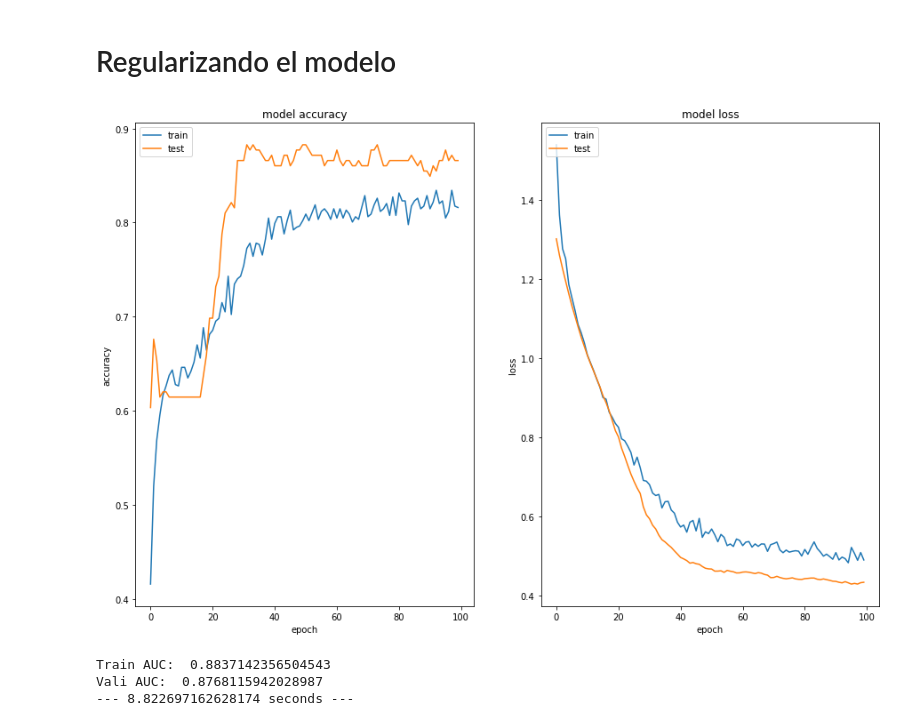
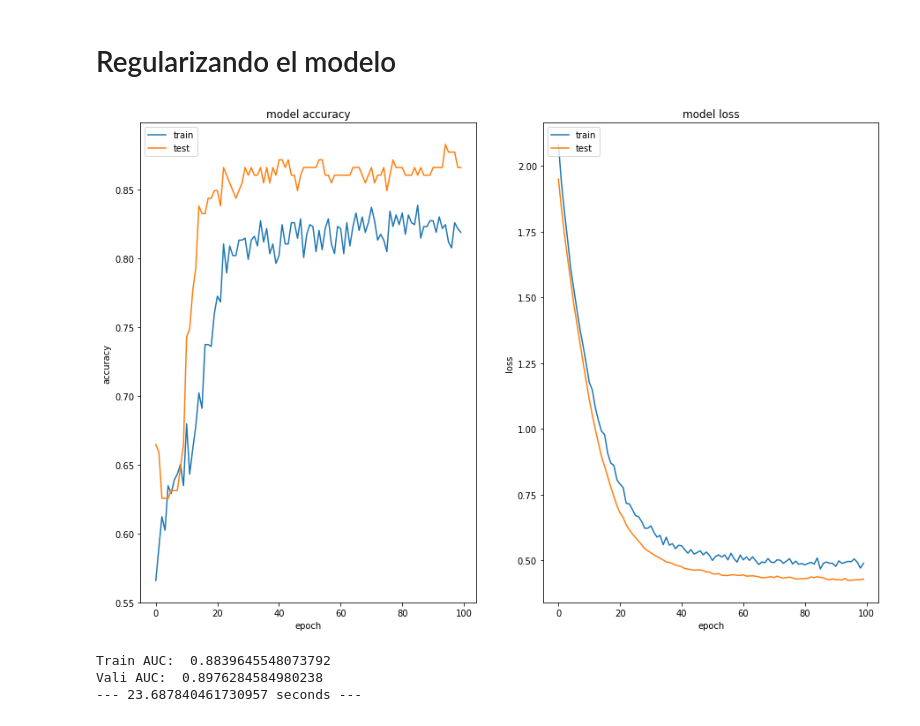
Before and after one commit to Zoomelectrico/titanic-ml, a Jupyter notebook: Proyecto Quevedo, Rojas, Vitali.ipynb, the cells around one changed output. Cells and saved outputs as stored; diff of their text form; code cells hidden in the pictures.

```diff
--- a/Proyecto Quevedo, Rojas, Vitali.ipynb
+++ b/Proyecto Quevedo, Rojas, Vitali.ipynb
@@ -351,35 +342,33 @@ Vali AUC:  0.875889328063241
 # %%
 def modelRegularized():
     X = Input(shape=(25,))
-    a=Dropout(0.01)(X)
-    a=Dense(12, activation = "relu", kernel_regularizer = regularizers.l2(0.01))(X)
-    a=Dropout(0.4)(a)
-    a=Dense(12, activation = "relu", kernel_regularizer = regularizers.l2(0.01))(a)
-    a=Dropout(0.45)(a)
-    a=Dense(14, activation = "relu", kernel_regularizer = regularizers.l2(0.01))(a)
-    a=Dropout(0.5)(a)
-    a=Dense(14, activation = "relu", kernel_regularizer = regularizers.l2(0.01))(a)
+    a=Dropout(0.05)(X)
+    a=Dense(64, activation = "relu", kernel_regularizer = regularizers.l2(0.01))(X)
     a=Dropout(0.55)(a)
-    a=Dense(12, activation = "relu", kernel_regularizer = regularizers.l2(0.01))(a)
+    a=Dense(64, activation = "relu", kernel_regularizer = regularizers.l2(0.01))(a)
+    a=Dropout(0.7)(a)
+    a=Dense(16, activation = "relu", kernel_regularizer = regularizers.l2(0.01))(a)
+    a=Dropout(0.6)(a)
+    a=Dense(16, activation = "relu", kernel_regularizer = regularizers.l2(0.01))(a)
     y_hat=Dense(1, activation = "sigmoid")(a)
     model = Model(inputs = X, outputs = y_hat)
     model.compile(loss = 'binary_crossentropy', optimizer = 'Adam', metrics = ['binary_accuracy'])
     return model
 # %%
-#del modelF
+del modelF
 start = time.time()
 modelF = modelRegularized()
 # print(model.summary())
 train_history_tam1 = modelF.fit(train_dfX, train_dfY, epochs=100, validation_data=(val_dfX, val_dfY), verbose=0)
 graf_model(train_history_tam1)
 precision(modelF)
 timeRecord = time.time() - start
 print("--- %s seconds ---" % (timeRecord))
 # %% [output]
-[figure, old version]
+[figure, new version]
-Train AUC:  0.8837142356504543
-Vali AUC:  0.8768115942028987
---- 8.822697162628174 seconds ---
+Train AUC:  0.8839645548073792
+Vali AUC:  0.8976284584980238
+--- 23.687840461730957 seconds ---
 # %%
 y_test = modelF.predict(test_df)
 for i in range(len(y_test)):
```
Also changed, not shown: parts of 2 cells of this notebook, 1 other file.
